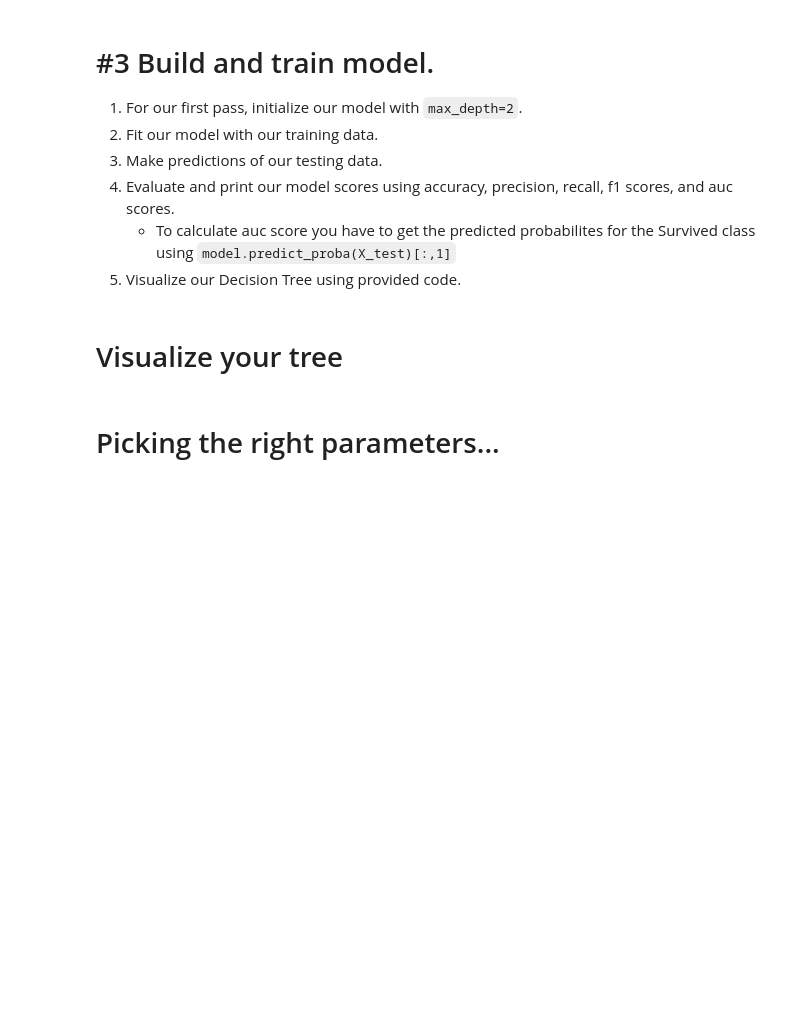
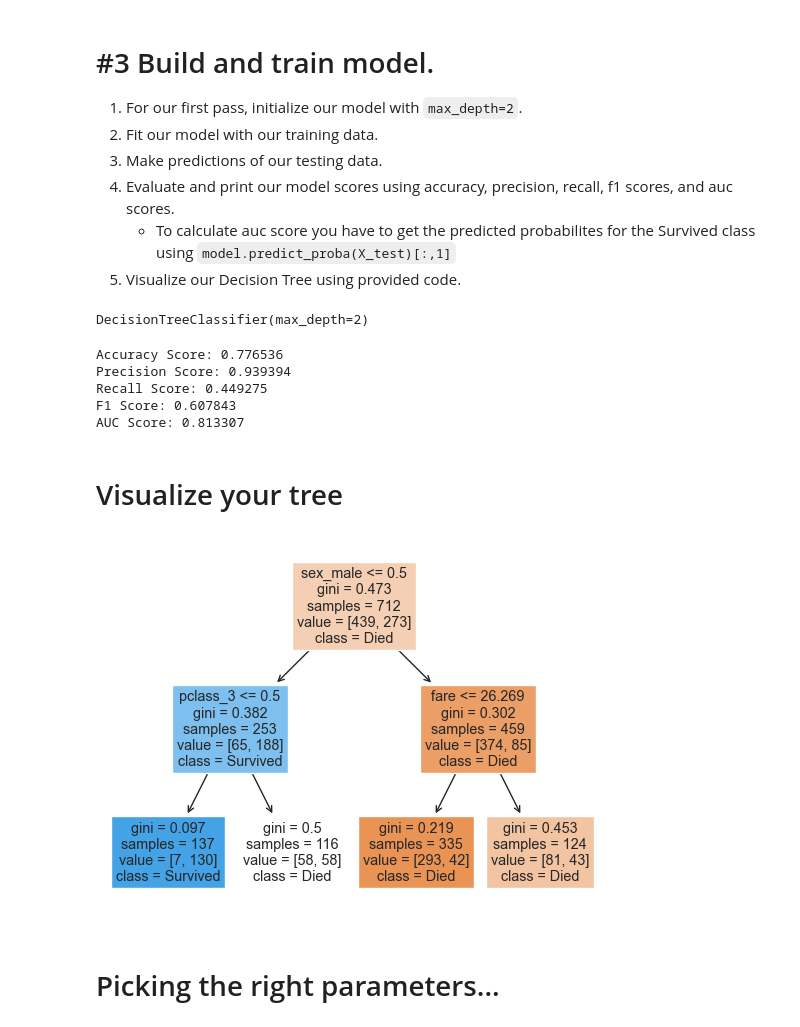
Before and after one commit to Sulaiman-Dem/2023-fall-data-science-fridays, a Jupyter notebook: Week-07-Decision-Trees-n-RandomForest/SDZExercise.ipynb, the cells around one changed output. Saved outputs shown, nothing was run; the diff lists cells and outputs as text; code cells hidden in the pictures; blank space fills up the shorter version.

```diff
--- a/Week-07-Decision-Trees-n-RandomForest/SDZExercise.ipynb
+++ b/Week-07-Decision-Trees-n-RandomForest/SDZExercise.ipynb
@@ -63,6 +98,9 @@ selected_features = ???
 # %%
 # Define our `X` and `y`
+X = df[independent_variables]
+
+y = df[dependent_variable]
 # %%
 # Split our data into training and testing sets.
-
-print('Lenght of our Training data:', ???, '\nLength of our Testing data:', ???)
+X_train, X_test, y_train, y_test = train_test_split(X, y, test_size=0.2, random_state=42, stratify=y)  # 80% for training, 20% for testing
+print('Length of our Training data:', X_train, '\nLength of our Testing data:', X_test)
@@ -76,9 +132,11 @@ print('Lenght of our Training data:', ???, '\nLength of our Testing data:', ???)
 5. Visualize our Decision Tree using provided code.
 # %%
 # For our first pass, initialize our model with `max_depth=2`.
-
-model = ???
+model = DecisionTreeClassifier(max_depth=2)
 # %%
 # Fit our model with our training data.
+model.fit(X_train,y_train)
+# %% [output]
+DecisionTreeClassifier(max_depth=2)
 # %%
 # Make predictions of our testing data.
@@ -85,28 +144,42 @@ model = ???
 # %%
 # 4. Evaluate and print our model scores using accuracy, precision, recall, f1 scores, and auc scores.
-accuracy = ???
+accuracy = accuracy_score(y_true=y_test, y_pred=y_pred)
 print("Accuracy Score: %f" % accuracy)
 
-precision = ???
+precision = precision_score(y_true=y_test, y_pred=y_pred)
 print("Precision Score: %f" % precision)
 
-recall = ???
+recall = recall_score(y_true=y_test, y_pred=y_pred)
 print("Recall Score: %f" % recall)
 
-f1 = ???
+f1 = f1_score(y_true=y_test, y_pred=y_pred)
 print('F1 Score: %f' % f1)
 
+
 # Calculate predicted probabilities
-y_pred_proba = model.predict_proba(???)
+y_pred_proba = model.predict_proba(X_test)
 
-# Keep only the proba for True
+# # Keep only the proba for True
 y_pred_proba = y_pred_proba[:,1]
 
+
 # Compute auc score
-auc = ???
+auc = roc_auc_score(y_true=y_test, y_score=y_pred_proba)
 print('AUC Score: %f' % auc)
+# %% [output]
+Accuracy Score: 0.776536
+Precision Score: 0.939394
+Recall Score: 0.449275
+F1 Score: 0.607843
+AUC Score: 0.813307
 # %% [markdown]
 # Visualize your tree
+# %%
+# Plot Tree
+class_names=['Died', 'Survived']
+plot_tree(model, feature_names=independent_variables, class_names=class_names, filled=True);
+# %% [output]
+[figure, added]
 # %% [markdown]
 # Picking the right parameters...
 # %% [markdown]
```
Also changed, not shown: parts of 16 cells of this notebook.
